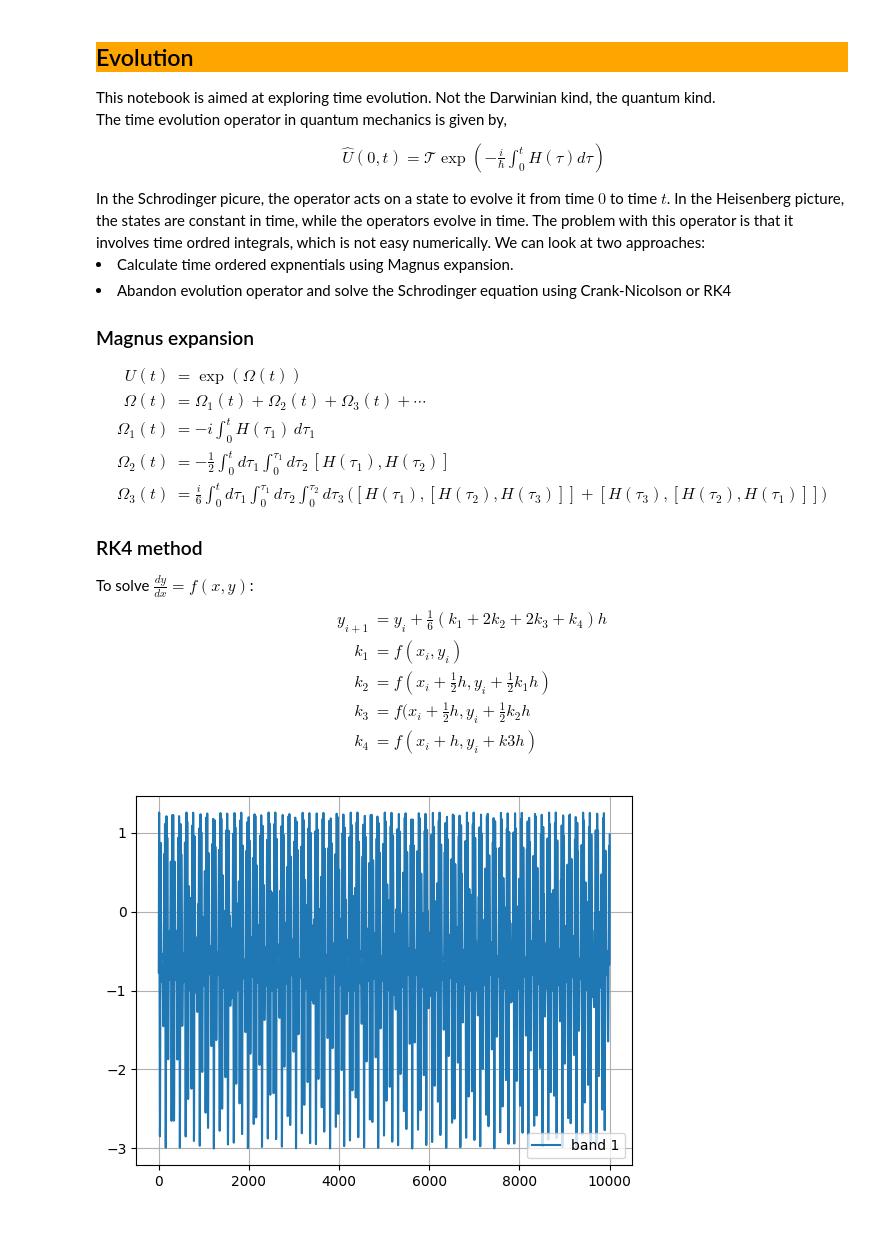
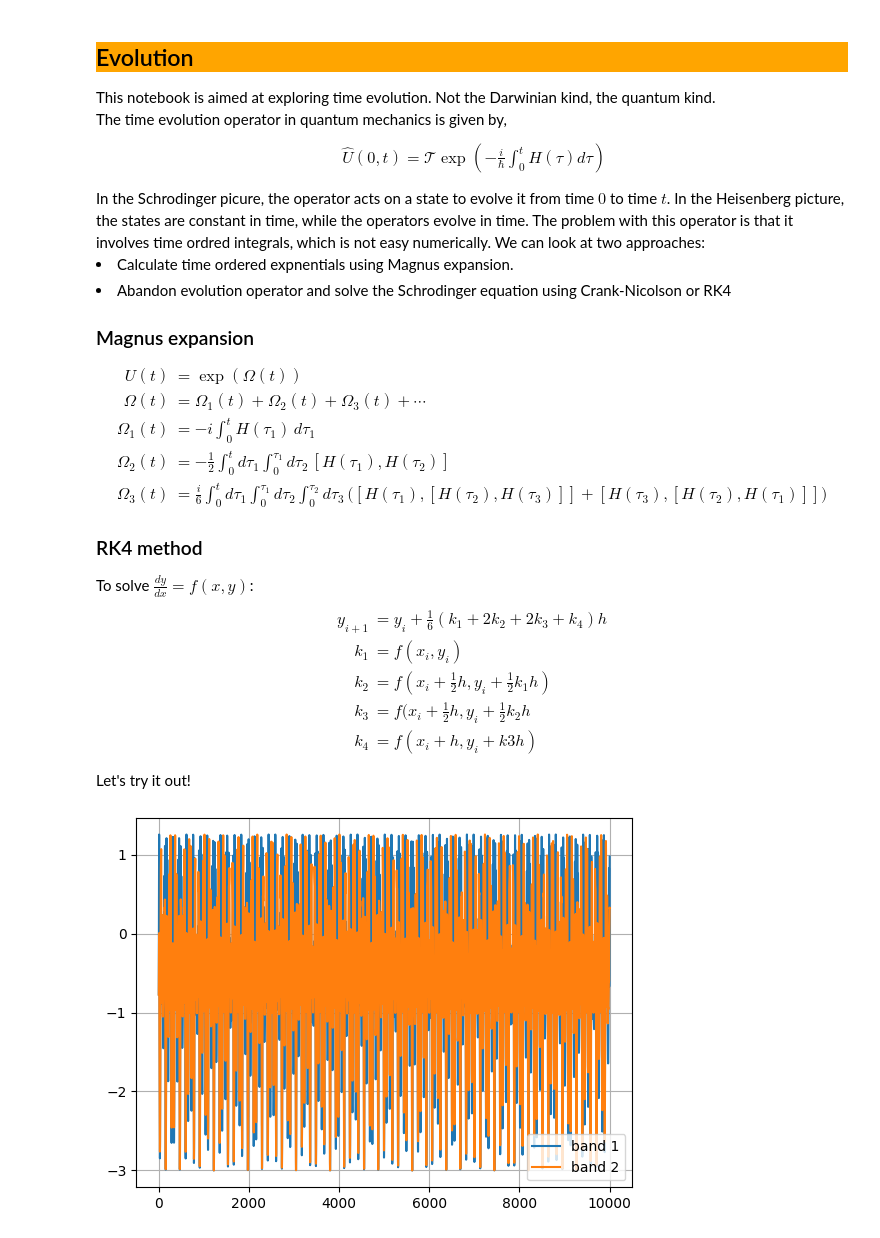
Before and after one commit to shellpwner/Topological-energy-pumping-siumlations, a Jupyter notebook: evolution.ipynb, the cells around one changed output. Drawn from its saved outputs; the diff is of its cells as text; code cells hidden in the pictures.

```diff
--- a/evolution.ipynb
+++ b/evolution.ipynb
@@ -26,6 +26,7 @@ To solve $\frac{dy}{dx} = f(x, y)$:
     k_3 &= f(x_i + \frac{1}{2}h, y_i + \frac{1}{2}k_2h\\
     k_4 &= f(x_i + h, y_i + k3h)
 \end{align}
+Let's try it out!
 # %%
 import numpy as np
 from numpy import linalg as la
@@ -79,9 +80,9 @@ while(ti<1e4):
     ti = ti + h
 # %%
 plt.plot(tvals, band1)
-# plt.plot(tvals, band2)
+plt.plot(tvals, band2)
 plt.legend(['band 1', 'band 2'])
 plt.grid()
 plt.show()
 # %% [output]
-[figure, old version]
+[figure, new version]
```
